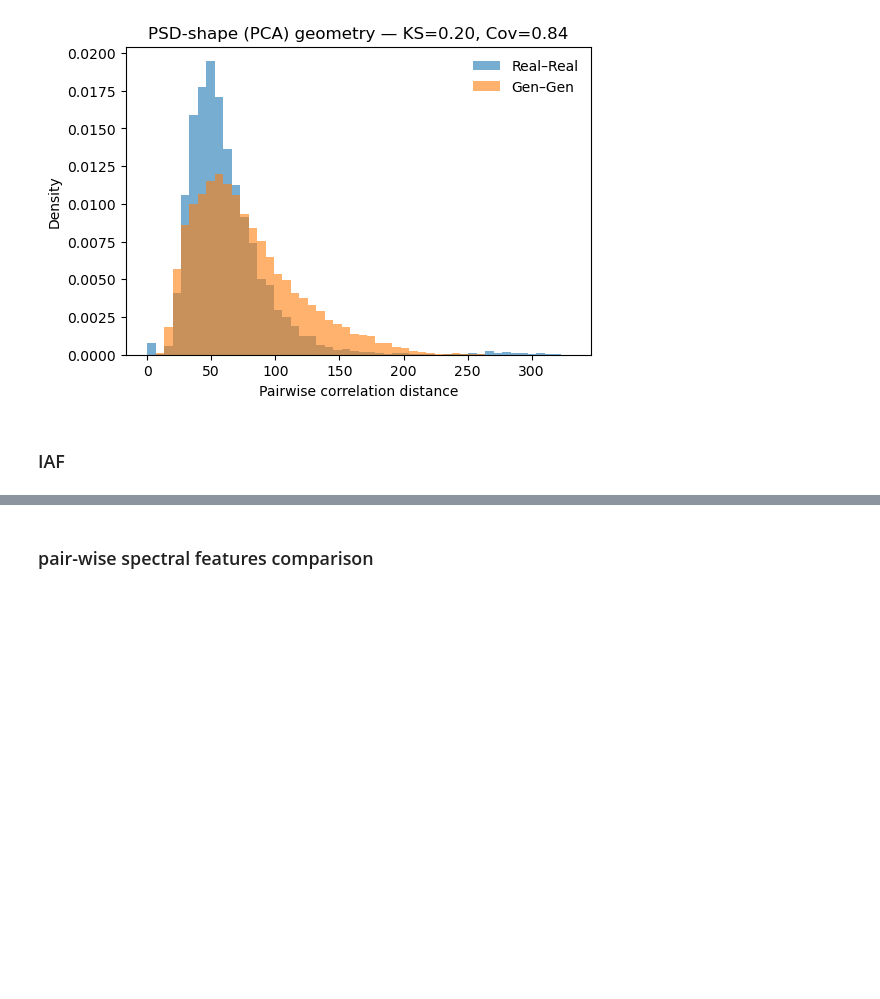
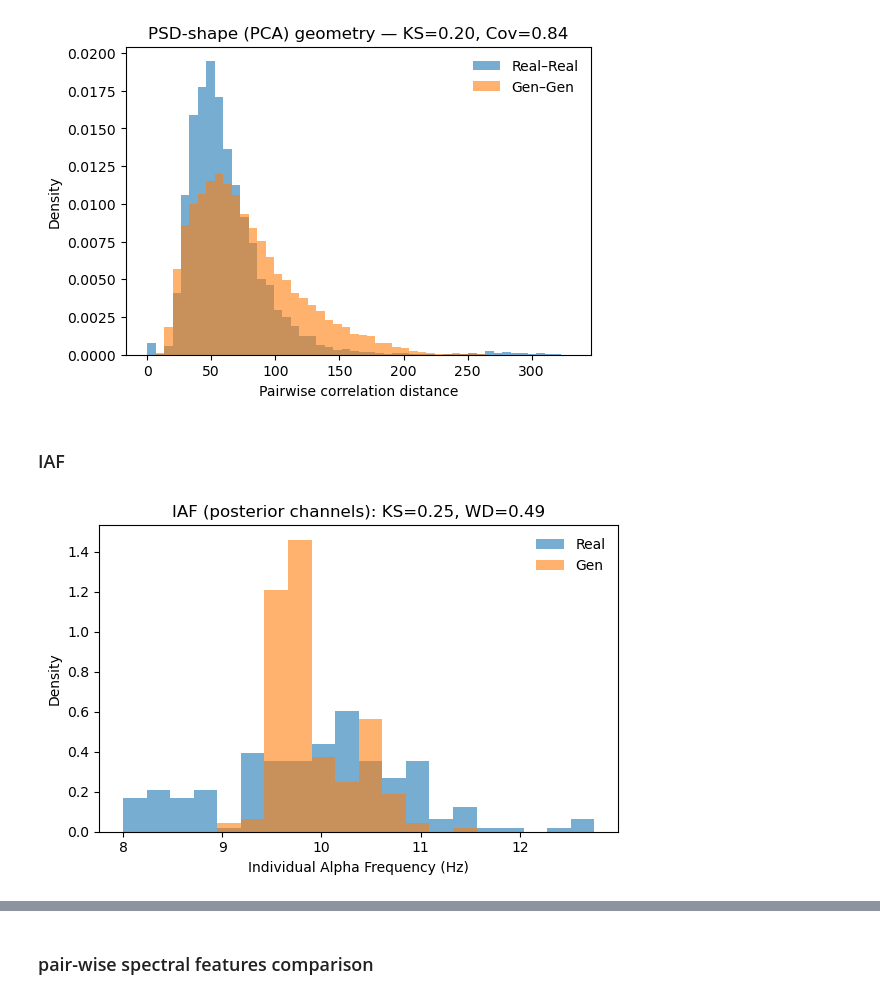
Before and after one commit to Yeganehfrh/EEGModalNet, a Jupyter notebook: notebooks/Supplementary Analysis.ipynb, the cells around one changed output, grey strips where cells are left out. Drawn from its saved outputs; the diff is of its cells as text; code cells hidden in the pictures; blank space fills up the shorter version.

Commit message:
update cross-set IAF analysis

```diff
--- a/notebooks/Supplementary Analysis.ipynb
+++ b/notebooks/Supplementary Analysis.ipynb
@@ -913,36 +913,63 @@ plt.show()
 # %% [markdown]
 ### IAF
 # %%
-def iaf_per_subject(psd, freqs, chans=(4, 5), fmin=8.0, fmax=13.0):
-    """
-    psd: (n_subj, 8, n_freq) absolute power
-    freqs: (n_freq,)
-    chans: indices for P/O-ish channels e.g., (P1,P2,O1,O2)
-    returns: IAF per subject (Hz)
-    """
-    band = (freqs >= fmin) & (freqs <= fmax)
-    f = freqs[band]
-    iaf = np.full(psd.shape[0], np.nan)
-    for s in range(psd.shape[0]):
-        # average posterior channels, log-transform, smooth
-        p = psd[s, chans].mean(axis=0)
-        lp = np.log(p + 1e-12)
-        lp = savgol_filter(lp, 11, 3)  # window, polyorder
-        # search in alpha range
-        idx = np.argmax(lp[band])
-        iaf[s] = f[idx]
+from scipy.signal import savgol_filter
+
+def compute_iaf(psd, freqs, posterior_ch_idx=(0, 1, 2, 3), fmin=8.0, fmax=13.0):
+    """Return IAF (Hz) per subject using posterior-average log-PSD peak."""
+    band_mask = (freqs >= fmin) & (freqs <= fmax)
+    f_band = freqs[band_mask]
+    n_subj = psd.shape[0]
+    iaf = np.full(n_subj, np.nan)
+
+    # Savitzky–Golay smoothing window (odd, ~1/10 of band points, >=5)
+    w = max(5, (len(f_band) // 10) | 1)  # make odd
+    for s in range(n_subj):
+        p = psd[s, posterior_ch_idx].mean(axis=0)           # average posterior
+        lp = np.log(np.clip(p, 1e-12, None))                # log-PSD
+        lp_band = lp[band_mask]
+        lp_smooth = savgol_filter(lp_band, window_length=w, polyorder=3, mode='interp')
+        peak_idx = np.argmax(lp_smooth)
+        iaf[s] = f_band[peak_idx]
     return iaf
 
-def calculate_iaf(psd, freqs, ch=5, fmin=8, fmax=13):
-    band = (freqs >= fmin) & (freqs <= fmax)
-    f = freqs[band]
-    iaf = np.full(202, 0)
-    for s in range(202):
-        alpha = np.log10(psd[s, ch, band])
-        idx = np.argmax(alpha)
-        iaf[s] = f[idx]
-    return iaf
+def iaf_analysis(psd_real, psd_gen, freqs, posterior_ch_idx, fmin=8.0, fmax=13.0, bins=20):
+    iaf_r = compute_iaf(psd_real, freqs, posterior_ch_idx, fmin, fmax)
+    iaf_g = compute_iaf(psd_gen,  freqs, posterior_ch_idx, fmin, fmax)
 
+    # Drop NaNs if any
+    mask = ~np.isnan(iaf_r)
+    iaf_r = iaf_r[mask]
+    mask = ~np.isnan(iaf_g)
+    iaf_g = iaf_g[mask]
 
-iaf_real = iaf_per_subject(psd_real, freqs)
-iaf_fake = iaf_per_subject(psd_fake, freqs)
+    # Statistics
+    ks = ks_2samp(iaf_r, iaf_g).statistic
+    wd = wasserstein_distance(iaf_r, iaf_g)
+
+    # Plot
+    lo, hi = float(min(iaf_r.min(), iaf_g.min())), float(max(iaf_r.max(), iaf_g.max()))
+    plt.figure(figsize=(6,4))
+    plt.hist(iaf_r, bins=bins, range=(lo,hi), alpha=0.6, density=True, label='Real')
+    plt.hist(iaf_g, bins=bins, range=(lo,hi), alpha=0.6, density=True, label='Gen')
+    plt.xlabel('Individual Alpha Frequency (Hz)')
+    plt.ylabel('Density')
+    plt.title(f'IAF (posterior channels): KS={ks:.02f}, WD={wd:.02f}')
+    plt.legend(frameon=False)
+    plt.tight_layout()
+    plt.show()
+
+    # Optional: print summary numbers for the paper
+    def med_iqr(x):
+        q1, med, q3 = np.percentile(x, [25, 50, 75])
+        return med, (q1, q3)
+    med_r, iqr_r = med_iqr(iaf_r)
+    med_g, iqr_g = med_iqr(iaf_g)
+    print(f"Real IAF: median={med_r:.2f} Hz, IQR=({iqr_r[0]:.2f}, {iqr_r[1]:.2f})")
+    print(f"Gen  IAF: median={med_g:.2f} Hz, IQR=({iqr_g[0]:.2f}, {iqr_g[1]:.2f})")
+    print(f"KS={ks:.3f}, WD={wd:.3f}")
+
+#---- usage example ----
+iaf_analysis(psd_real, psd_fake, freqs, posterior_ch_idx=(0, 1, 2, 3))
+# %% [output]
+[figure, added]
```
Also changed, not shown: parts of 1 cell of this notebook.
